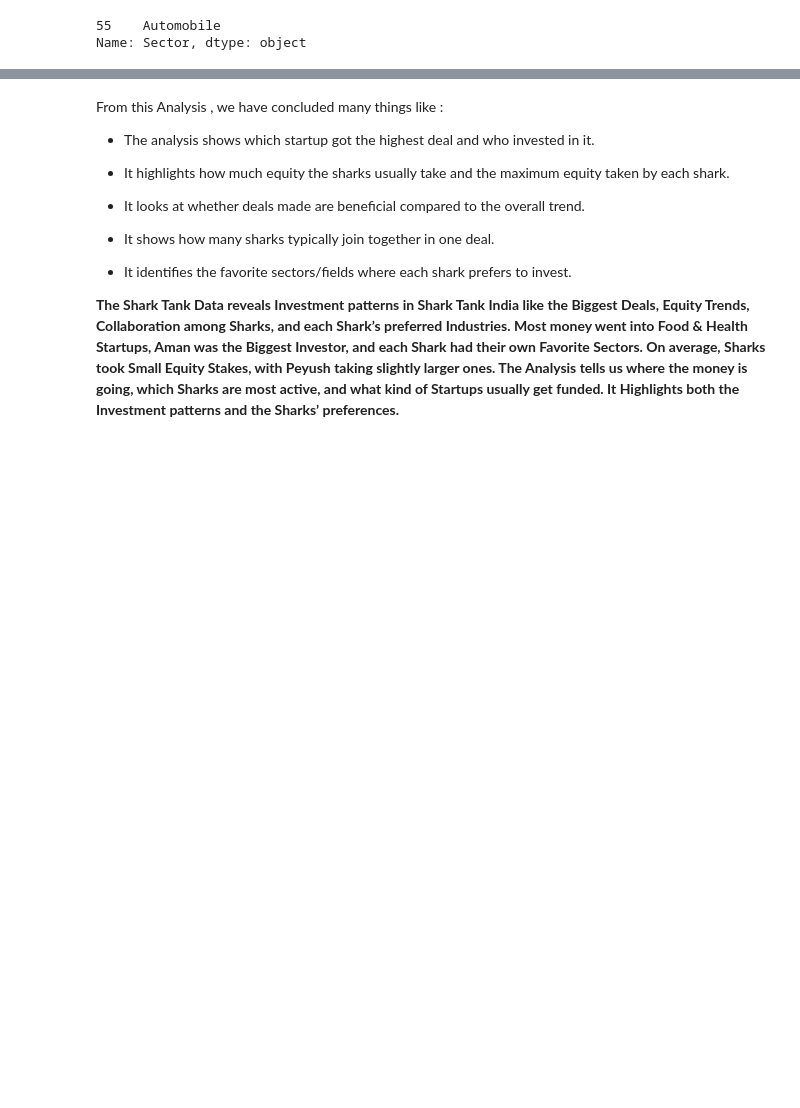
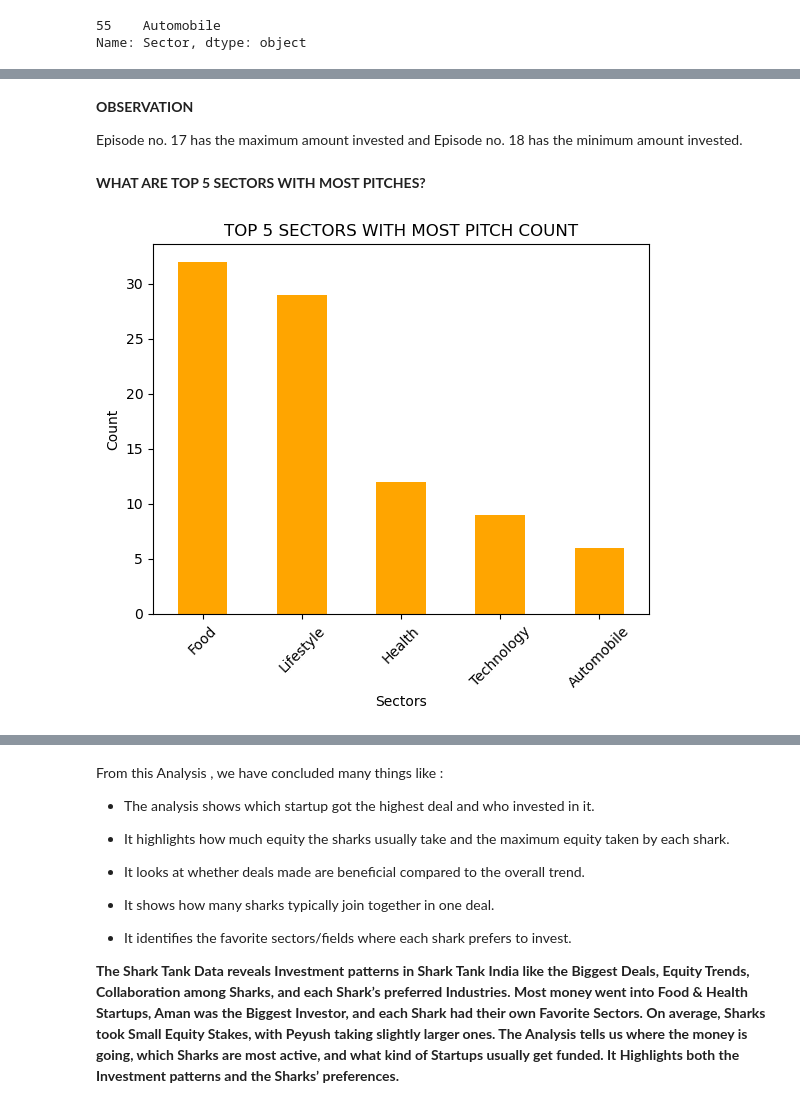
Before and after one commit to tapender07/Shark-Tank-Data-Analysis, a Jupyter notebook: shark_tank_data_analysis.ipynb, the cells around one changed output, grey strips where cells are left out. Cells and saved outputs as stored; diff of their text form; code cells hidden in the pictures; blank space fills up the shorter version.

```diff
--- a/shark_tank_data_analysis.ipynb
+++ b/shark_tank_data_analysis.ipynb
@@ -612,0 +630,15 @@ for col in cols:
+# %% [markdown]
+**OBSERVATION**
+
+Episode no. 17 has the maximum amount invested and Episode no. 18 has the minimum amount invested.
+# %% [markdown]
+**WHAT ARE TOP 5 SECTORS WITH MOST PITCHES?**
+# %%
+df['Sector'].value_counts().head().plot(kind='bar',color='orange')
+plt.title("TOP 5 SECTORS WITH MOST PITCH COUNT")
+plt.xlabel("Sectors")
+plt.ylabel("Count")
+plt.xticks(rotation=45)
+plt.show()
+# %% [output]
+[figure, added]
```
Also changed, not shown: parts of 92 cells of this notebook.
